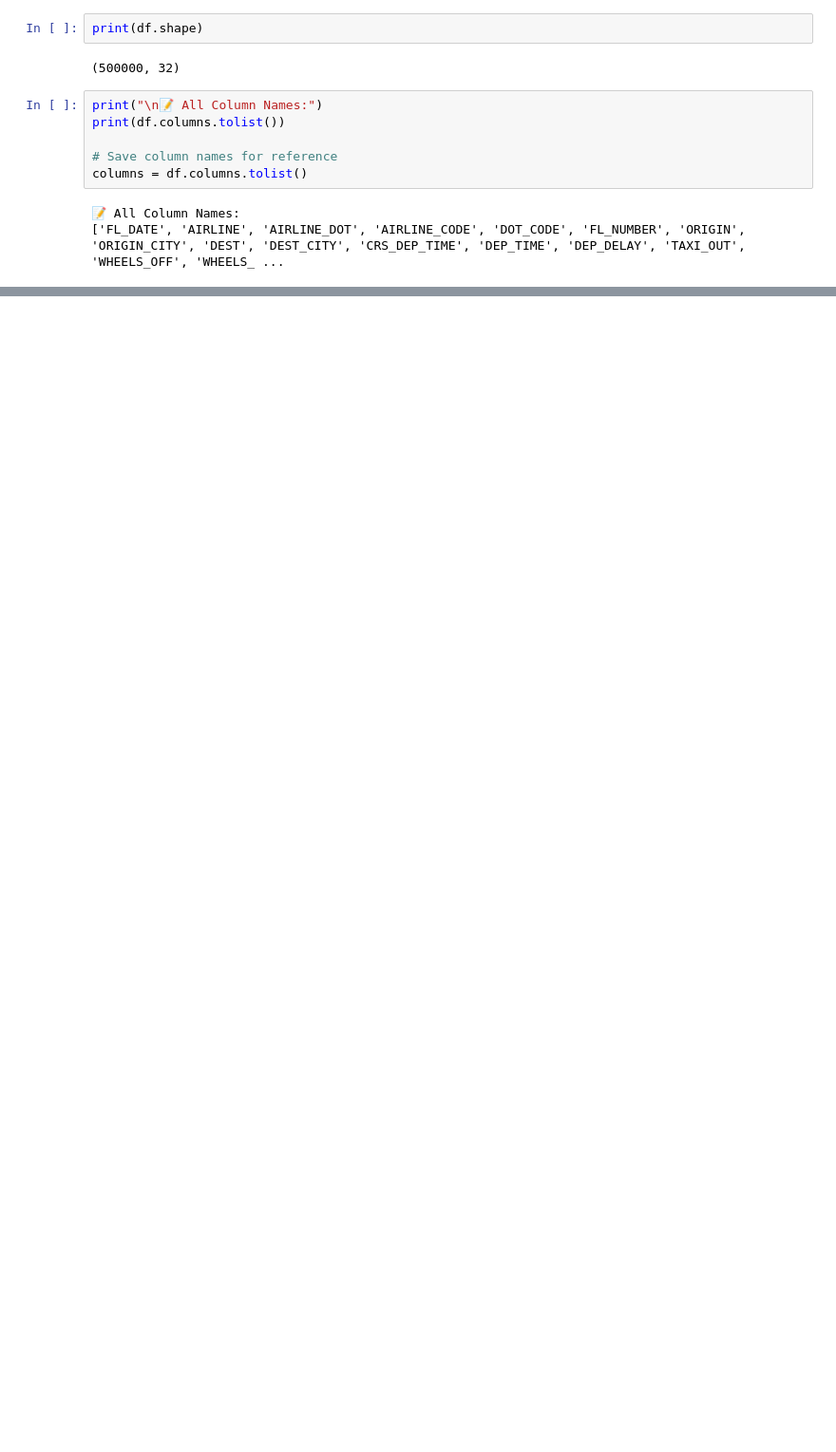
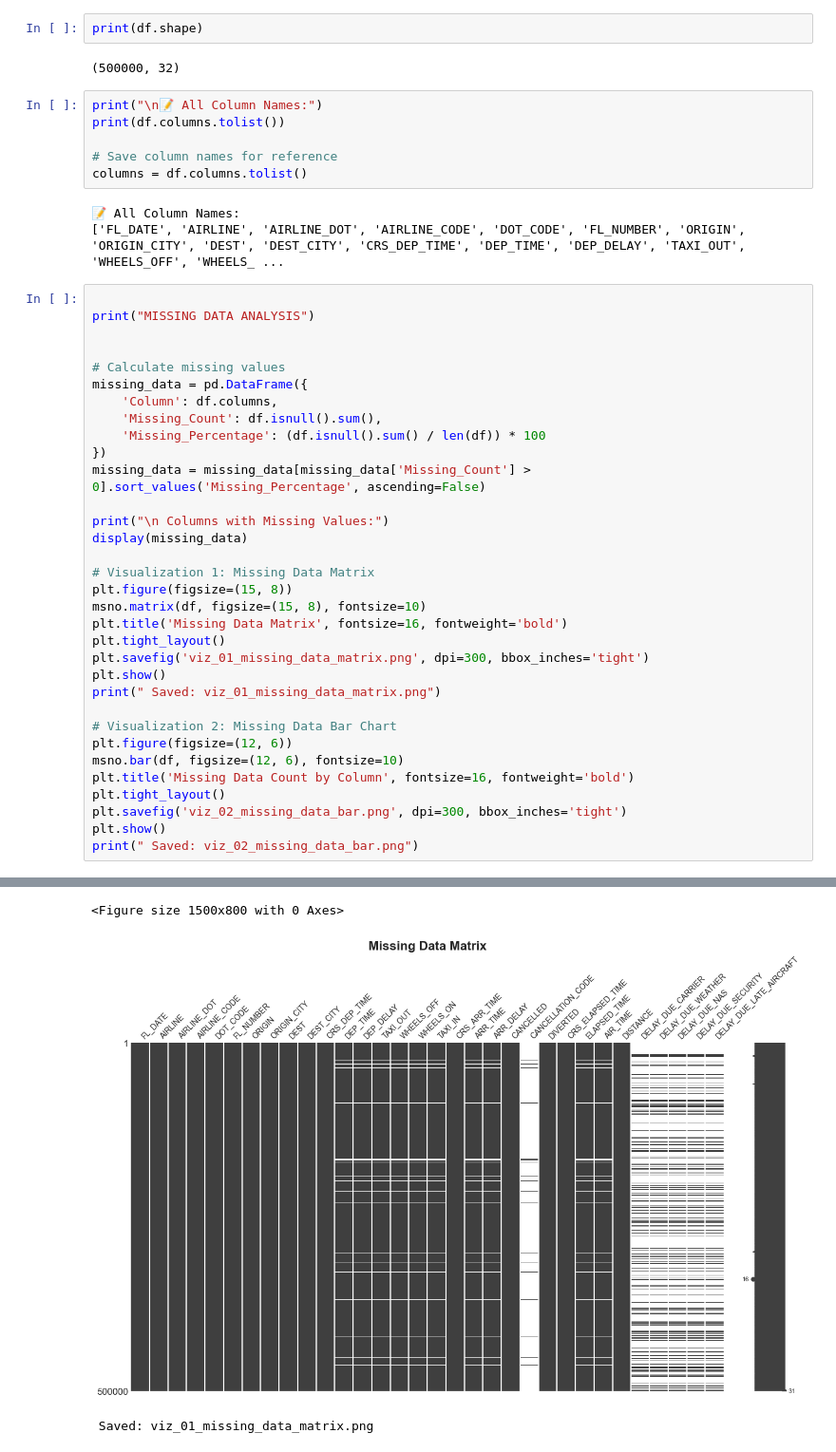
Before and after one commit to KL193/Flight_Delay_DataAnalysis, a Jupyter notebook: flight_delay_analysis.ipynb, the cells around one changed output, grey strips where cells are left out. Shown at 95% size. Saved outputs shown, nothing was run; the diff lists cells and outputs as text; blank space fills up the shorter version.

```diff
--- a/flight_delay_analysis.ipynb
+++ b/flight_delay_analysis.ipynb
@@ -108,3 +108,37 @@ columns = df.columns.tolist()
 # %% [output]
 📝 All Column Names:
 ['FL_DATE', 'AIRLINE', 'AIRLINE_DOT', 'AIRLINE_CODE', 'DOT_CODE', 'FL_NUMBER', 'ORIGIN', 'ORIGIN_CITY', 'DEST', 'DEST_CITY', 'CRS_DEP_TIME', 'DEP_TIME', 'DEP_DELAY', 'TAXI_OUT', 'WHEELS_OFF', 'WHEELS_ ...
+# %%
+
+print("MISSING DATA ANALYSIS")
+
+
+# Calculate missing values
+missing_data = pd.DataFrame({
+    'Column': df.columns,
+    'Missing_Count': df.isnull().sum(),
+    'Missing_Percentage': (df.isnull().sum() / len(df)) * 100
+})
+missing_data = missing_data[missing_data['Missing_Count'] > 0].sort_values('Missing_Percentage', ascending=False)
+
+print("\n Columns with Missing Values:")
+display(missing_data)
+
+# Visualization 1: Missing Data Matrix
+plt.figure(figsize=(15, 8))
+msno.matrix(df, figsize=(15, 8), fontsize=10)
+plt.title('Missing Data Matrix', fontsize=16, fontweight='bold')
+plt.tight_layout()
+plt.savefig('viz_01_missing_data_matrix.png', dpi=300, bbox_inches='tight')
+plt.show()
+print(" Saved: viz_01_missing_data_matrix.png")
+
+# Visualization 2: Missing Data Bar Chart
+plt.figure(figsize=(12, 6))
+msno.bar(df, figsize=(12, 6), fontsize=10)
+plt.title('Missing Data Count by Column', fontsize=16, fontweight='bold')
+plt.tight_layout()
+plt.savefig('viz_02_missing_data_bar.png', dpi=300, bbox_inches='tight')
+plt.show()
+print(" Saved: viz_02_missing_data_bar.png")
+# %% [output]
@@ -110,0 +166,3 @@ columns = df.columns.tolist()
+<Figure size 1500x800 with 0 Axes>
+[figure, added]
+ Saved: viz_01_missing_data_matrix.png
```
Also changed, not shown: parts of 1 cell of this notebook, 2 other files.
